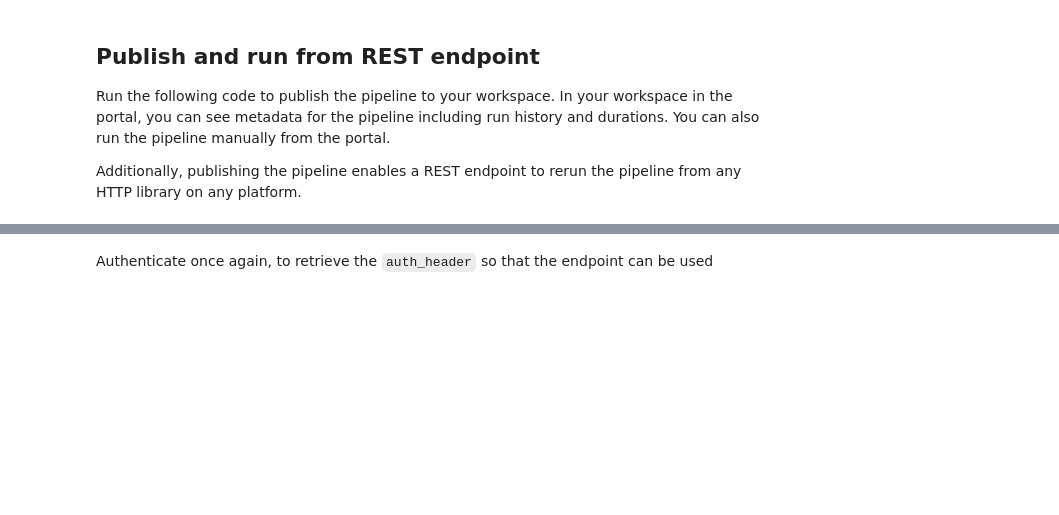
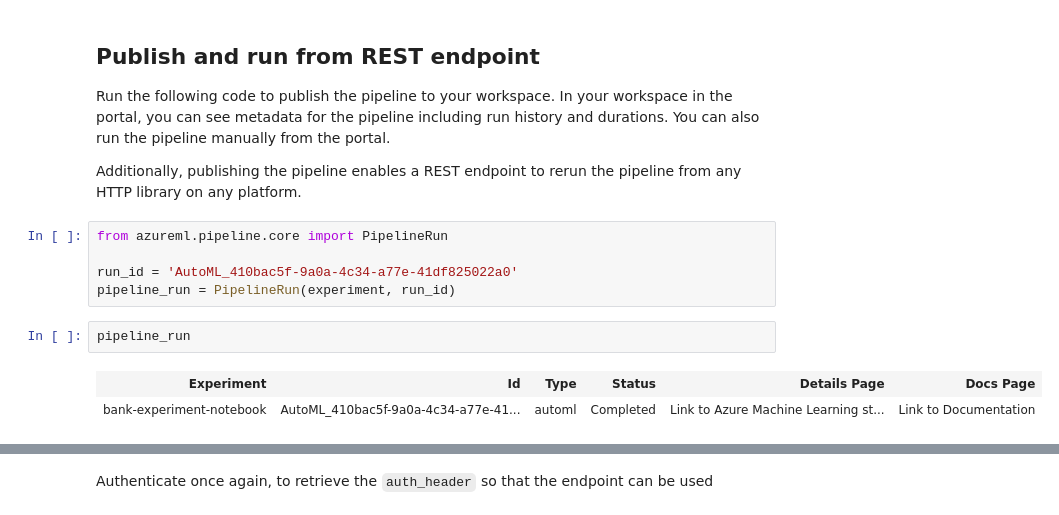
Before and after one commit to elbertsoftware/ML-Pipeline-Automation, a Jupyter notebook: aml-pipelines-with-automated-machine-learning-step.ipynb, the cells around one changed output, grey strips where cells are left out. Saved outputs shown, nothing was run; the diff lists cells and outputs as text; blank space fills up the shorter version.

Commit message:
More details on key steps

```diff
--- a/aml-pipelines-with-automated-machine-learning-step.ipynb
+++ b/aml-pipelines-with-automated-machine-learning-step.ipynb
@@ -372,6 +361,16 @@ pd.DataFrame(cm).style.background_gradient(cmap='Blues', low=0, high=0.9)
 Run the following code to publish the pipeline to your workspace. In your workspace in the portal, you can see metadata for the pipeline including run history and durations. You can also run the pipeline manually from the portal.
 
 Additionally, publishing the pipeline enables a REST endpoint to rerun the pipeline from any HTTP library on any platform.
+# %%
+from azureml.pipeline.core import PipelineRun
+
+run_id = 'AutoML_410bac5f-9a0a-4c34-a77e-41df825022a0'
+pipeline_run = PipelineRun(experiment, run_id)
+# %%
+pipeline_run
+# %% [output]
+| Experiment | Id | Type | Status | Details Page | Docs Page |
+| bank-experiment-notebook | AutoML_410bac5f-9a0a-4c34-a77e-41... | automl | Completed | Link to Azure Machine Learning st... | Link to Documentation |
 # %%
 published_pipeline = pipeline_run.publish_pipeline(
     name="Bankmarketing Train", description="Training bankmarketing pipeline", version="1.0")
```
Also changed, not shown: parts of 23 cells of this notebook, 5 other files.
